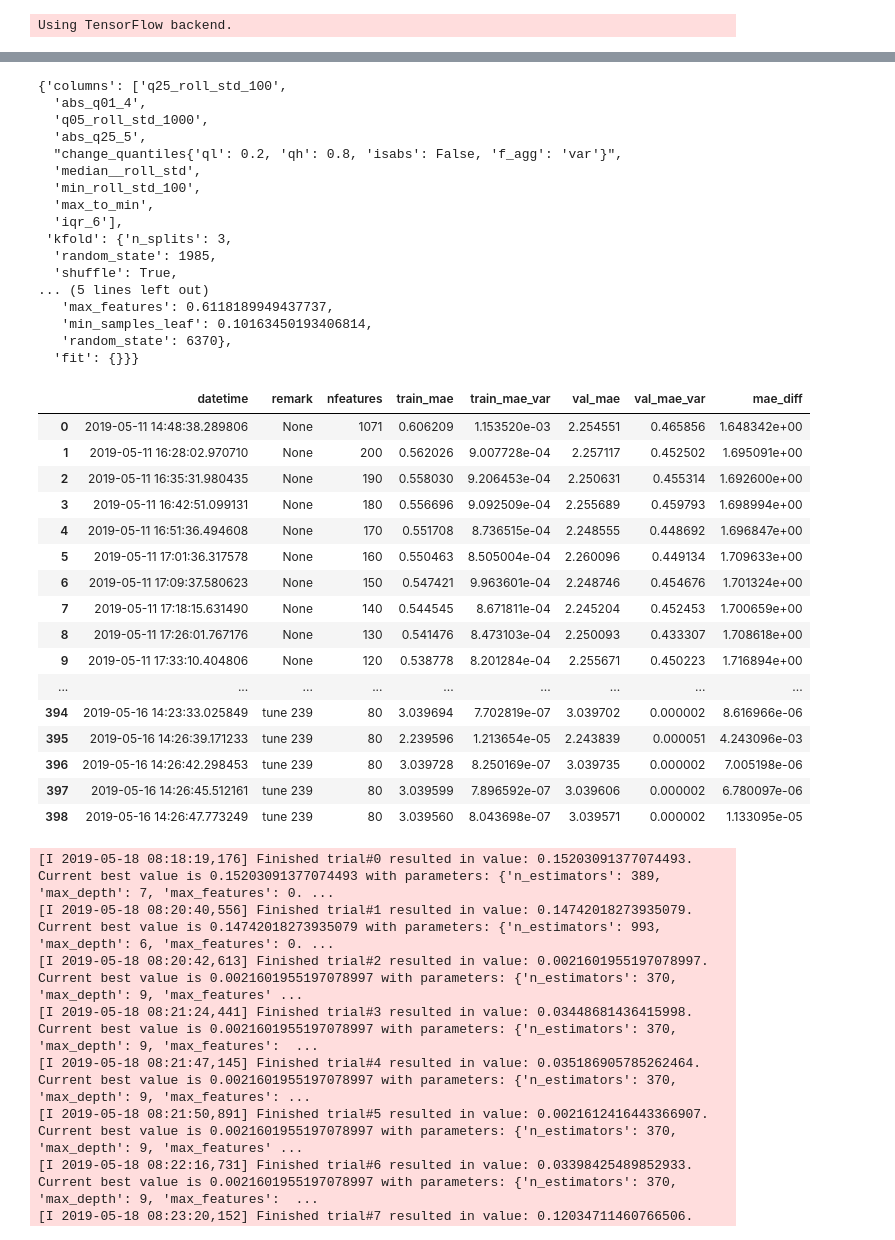
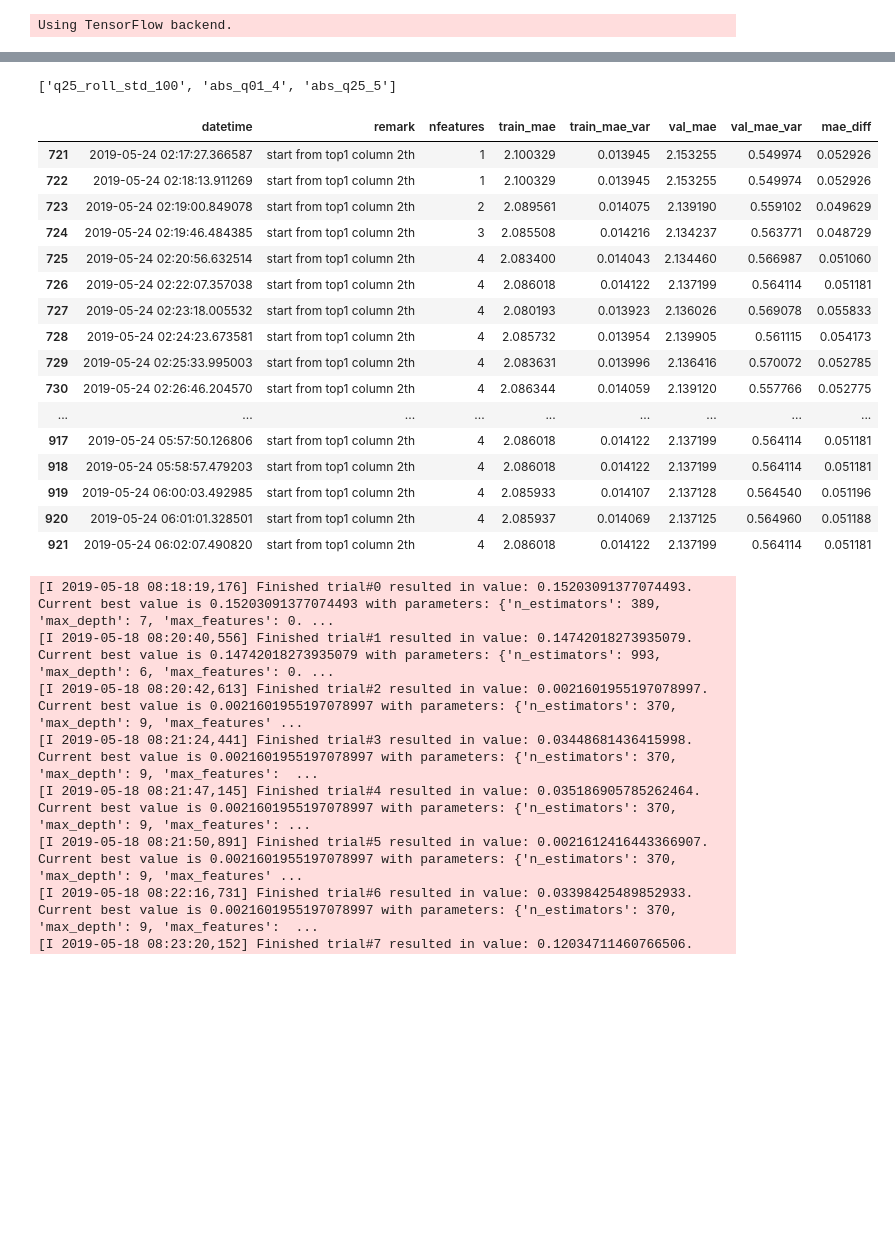
Before and after one commit to arhow/LANLEarthquakePrediction2019, a Jupyter notebook: randomforest3.ipynb, the cells around one changed output, grey strips where cells are left out. Cells and saved outputs as stored; diff of their text form; code cells hidden in the pictures; blank space fills up the shorter version.

```diff
--- a/randomforest3.ipynb
+++ b/randomforest3.ipynb
@@ -112,45 +118,29 @@ df_trial_['kfold'] = df_trial_['param'].apply(lambda x: x['kfold'])
+# %%
+selected_columns
+# %% [output]
+['q25_roll_std_100', 'abs_q01_4', 'abs_q25_5']
+# %%
+df_trial_[df_trial_['remark']=='start from top1 column 2th'][['datetime','remark','nfeatures', 'train_mae','train_mae_var','val_mae','val_mae_var','mae_diff']]
+# %% [output]
+|  | datetime | remark | nfeatures | train_mae | train_mae_var | val_mae | val_mae_var | mae_diff |
+| 721 | 2019-05-24 02:17:27.366587 | start from top1 column 2th | 1 | 2.100329 | 0.013945 | 2.153255 | 0.549974 | 0.052926 |
+| 722 | 2019-05-24 02:18:13.911269 | start from top1 column 2th | 1 | 2.100329 | 0.013945 | 2.153255 | 0.549974 | 0.052926 |
+| 723 | 2019-05-24 02:19:00.849078 | start from top1 column 2th | 2 | 2.089561 | 0.014075 | 2.139190 | 0.559102 | 0.049629 |
+| 724 | 2019-05-24 02:19:46.484385 | start from top1 column 2th | 3 | 2.085508 | 0.014216 | 2.134237 | 0.563771 | 0.048729 |
+| 725 | 2019-05-24 02:20:56.632514 | start from top1 column 2th | 4 | 2.083400 | 0.014043 | 2.134460 | 0.566987 | 0.051060 |
+| 726 | 2019-05-24 02:22:07.357038 | start from top1 column 2th | 4 | 2.086018 | 0.014122 | 2.137199 | 0.564114 | 0.051181 |
+| 727 | 2019-05-24 02:23:18.005532 | start from top1 column 2th | 4 | 2.080193 | 0.013923 | 2.136026 | 0.569078 | 0.055833 |
+| 728 | 2019-05-24 02:24:23.673581 | start from top1 column 2th | 4 | 2.085732 | 0.013954 | 2.139905 | 0.561115 | 0.054173 |
+| 729 | 2019-05-24 02:25:33.995003 | start from top1 column 2th | 4 | 2.083631 | 0.013996 | 2.136416 | 0.570072 | 0.052785 |
+| 730 | 2019-05-24 02:26:46.204570 | start from top1 column 2th | 4 | 2.086344 | 0.014059 | 2.139120 | 0.557766 | 0.052775 |
+| ... | ... | ... | ... | ... | ... | ... | ... | ... |
+| 917 | 2019-05-24 05:57:50.126806 | start from top1 column 2th | 4 | 2.086018 | 0.014122 | 2.137199 | 0.564114 | 0.051181 |
+| 918 | 2019-05-24 05:58:57.479203 | start from top1 column 2th | 4 | 2.086018 | 0.014122 | 2.137199 | 0.564114 | 0.051181 |
+| 919 | 2019-05-24 06:00:03.492985 | start from top1 column 2th | 4 | 2.085933 | 0.014107 | 2.137128 | 0.564540 | 0.051196 |
+| 920 | 2019-05-24 06:01:01.328501 | start from top1 column 2th | 4 | 2.085937 | 0.014069 | 2.137125 | 0.564960 | 0.051188 |
+| 921 | 2019-05-24 06:02:07.490820 | start from top1 column 2th | 4 | 2.086018 | 0.014122 | 2.137199 | 0.564114 | 0.051181 |
 # %%
 db_.commit()
-# %%
-df_trial_.loc[440]['param']
-# %% [output]
-{'columns': ['q25_roll_std_100',
-  'abs_q01_4',
-  'q05_roll_std_1000',
-  'abs_q25_5',
-  "change_quantiles{'ql': 0.2, 'qh': 0.8, 'isabs': False, 'f_agg': 'var'}",
-  'median__roll_std',
-  'min_roll_std_100',
-  'max_to_min',
-  'iqr_6'],
- 'kfold': {'n_splits': 3,
-  'random_state': 1985,
-  'shuffle': True,
-... (5 lines left out)
-   'max_features': 0.6118189949437737,
-   'min_samples_leaf': 0.10163450193406814,
-   'random_state': 6370},
-  'fit': {}}}
-# %%
-df_trial_[['datetime','remark','nfeatures', 'train_mae','train_mae_var','val_mae','val_mae_var','mae_diff']]
-# %% [output]
-|  | datetime | remark | nfeatures | train_mae | train_mae_var | val_mae | val_mae_var | mae_diff |
-| 0 | 2019-05-11 14:48:38.289806 | None | 1071 | 0.606209 | 1.153520e-03 | 2.254551 | 0.465856 | 1.648342e+00 |
-| 1 | 2019-05-11 16:28:02.970710 | None | 200 | 0.562026 | 9.007728e-04 | 2.257117 | 0.452502 | 1.695091e+00 |
-| 2 | 2019-05-11 16:35:31.980435 | None | 190 | 0.558030 | 9.206453e-04 | 2.250631 | 0.455314 | 1.692600e+00 |
-| 3 | 2019-05-11 16:42:51.099131 | None | 180 | 0.556696 | 9.092509e-04 | 2.255689 | 0.459793 | 1.698994e+00 |
-| 4 | 2019-05-11 16:51:36.494608 | None | 170 | 0.551708 | 8.736515e-04 | 2.248555 | 0.448692 | 1.696847e+00 |
-| 5 | 2019-05-11 17:01:36.317578 | None | 160 | 0.550463 | 8.505004e-04 | 2.260096 | 0.449134 | 1.709633e+00 |
-| 6 | 2019-05-11 17:09:37.580623 | None | 150 | 0.547421 | 9.963601e-04 | 2.248746 | 0.454676 | 1.701324e+00 |
-| 7 | 2019-05-11 17:18:15.631490 | None | 140 | 0.544545 | 8.671811e-04 | 2.245204 | 0.452453 | 1.700659e+00 |
-| 8 | 2019-05-11 17:26:01.767176 | None | 130 | 0.541476 | 8.473103e-04 | 2.250093 | 0.433307 | 1.708618e+00 |
-| 9 | 2019-05-11 17:33:10.404806 | None | 120 | 0.538778 | 8.201284e-04 | 2.255671 | 0.450223 | 1.716894e+00 |
-| ... | ... | ... | ... | ... | ... | ... | ... | ... |
-| 394 | 2019-05-16 14:23:33.025849 | tune 239 | 80 | 3.039694 | 7.702819e-07 | 3.039702 | 0.000002 | 8.616966e-06 |
-| 395 | 2019-05-16 14:26:39.171233 | tune 239 | 80 | 2.239596 | 1.213654e-05 | 2.243839 | 0.000051 | 4.243096e-03 |
-| 396 | 2019-05-16 14:26:42.298453 | tune 239 | 80 | 3.039728 | 8.250169e-07 | 3.039735 | 0.000002 | 7.005198e-06 |
-| 397 | 2019-05-16 14:26:45.512161 | tune 239 | 80 | 3.039599 | 7.896592e-07 | 3.039606 | 0.000002 | 6.780097e-06 |
-| 398 | 2019-05-16 14:26:47.773249 | tune 239 | 80 | 3.039560 | 8.043698e-07 | 3.039571 | 0.000002 | 1.133095e-05 |
 # %%
 mytrial =[]
 columns_ = selected_columns
```
Also changed, not shown: parts of 4 cells of this notebook, 3 other files.
